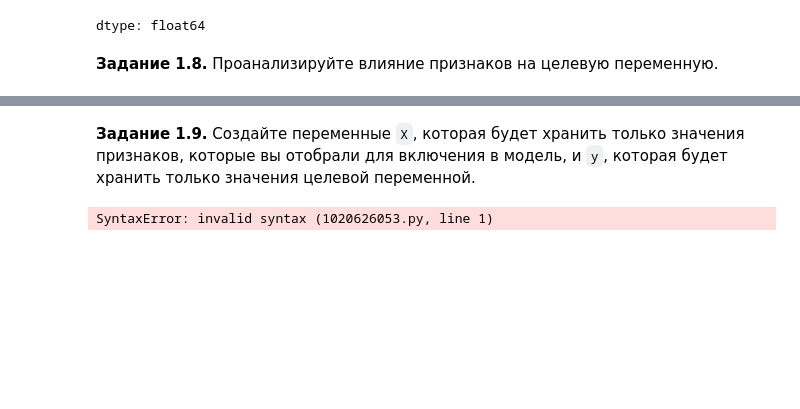
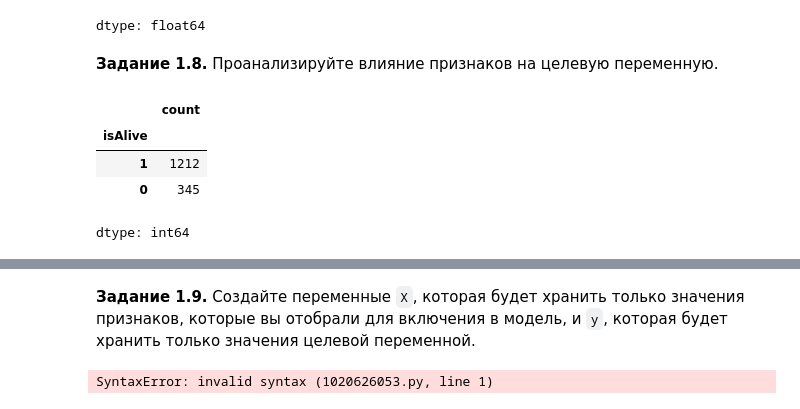
Before and after one commit to EgorOvechkin/EgorOvechkin.github.io, a Jupyter notebook: week_01_ml_intro/Homework/hw_1_game_of_thrones.ipynb, the cells around one changed output, grey strips where cells are left out. Saved outputs shown, nothing was run; the diff lists cells and outputs as text; code cells hidden in the pictures; blank space fills up the shorter version.

```diff
--- a/week_01_ml_intro/Homework/hw_1_game_of_thrones.ipynb
+++ b/week_01_ml_intro/Homework/hw_1_game_of_thrones.ipynb
@@ -616,0 +615,9 @@ data.loc[rare_houses_mask, "house"] = "rare_house"
+# %%
+is_alive_df = data["isAlive"].value_counts()
+is_alive_df
+# %% [output]
+|  | count |
+| isAlive |  |
+| 1 | 1212 |
+| 0 | 345 |
+dtype: int64
```
Also changed, not shown: parts of 3 cells of this notebook.
